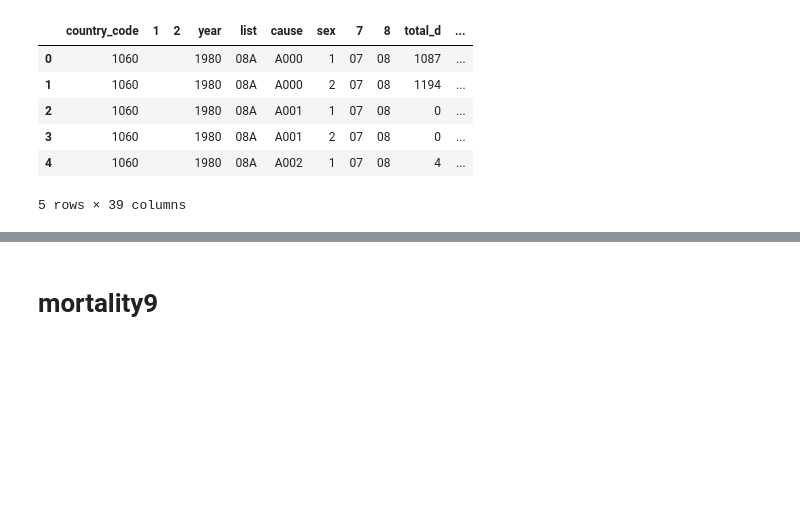
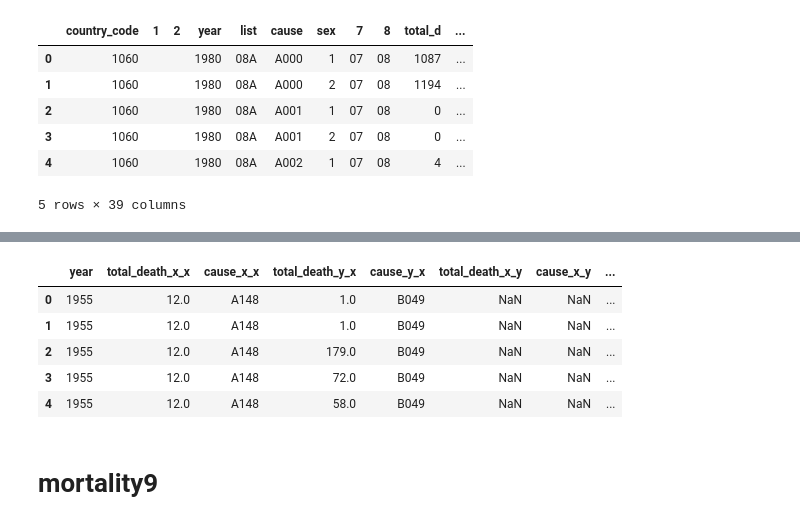
Before and after one commit to EJohnson7/ETL, a Jupyter notebook: Jupyter Notebook and more/data_etl.ipynb, the cells around one changed output, grey strips where cells are left out. Saved outputs shown, nothing was run; the diff lists cells and outputs as text; code cells hidden in the pictures; blank space fills up the shorter version.

```diff
--- a/Jupyter Notebook and more/data_etl.ipynb
+++ b/Jupyter Notebook and more/data_etl.ipynb
@@ -189,0 +291,3 @@ df8.head()
+# %%
+# set index to df
+new_df8.set_index("cause").head()
@@ -189,0 +302,5 @@ df8.head()
+# %%
+# filter by suicide code for the corresponding table
+# (to see more details, go to documentation in https://www.who.int/healthinfo/statistics/mortality_rawdata/en/)
+new_df8_1 = new_df8.loc[new_df8["cause"]=="A147",:]
+new_df8_1.head()
@@ -189,0 +314,4 @@ df8.head()
+# %%
+# other code for suicide inside same table
+new_df8_2 = new_df8.loc[new_df8["cause"]=="B049",:]
+new_df8_2.head()
@@ -189,0 +325,4 @@ df8.head()
+# %%
+# merge tables
+merge2 = pd.merge(new_df8_1,new_df8_2, on="year", how="outer")
+merge2.head()
@@ -190,3 +336,14 @@ df8.head()
+# %%
+# merge tables 1 and 2
+merge_a = pd.merge(merge1,merge2, on="year", how="outer")
+merge_a.head()
+# %% [output]
+|  | year | total_death_x_x | cause_x_x | total_death_y_x | cause_y_x | total_death_x_y | cause_x_y | ... |
+| 0 | 1955 | 12.0 | A148 | 1.0 | B049 | NaN | NaN | ... |
+| 1 | 1955 | 12.0 | A148 | 1.0 | B049 | NaN | NaN | ... |
+| 2 | 1955 | 12.0 | A148 | 179.0 | B049 | NaN | NaN | ... |
+| 3 | 1955 | 12.0 | A148 | 72.0 | B049 | NaN | NaN | ... |
+| 4 | 1955 | 12.0 | A148 | 58.0 | B049 | NaN | NaN | ... |
 # %% [markdown]
 # mortality9
 # %%
```
Also changed, not shown: parts of 125 cells of this notebook.
